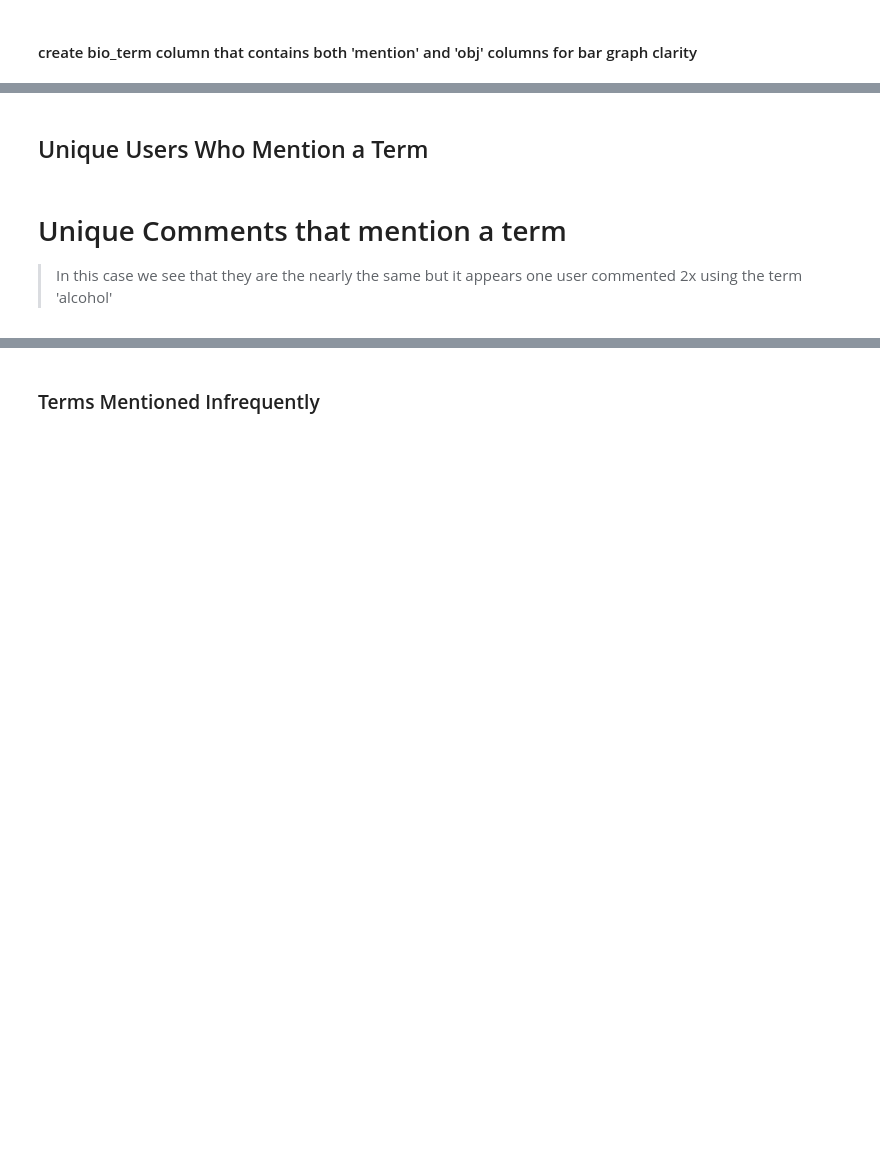
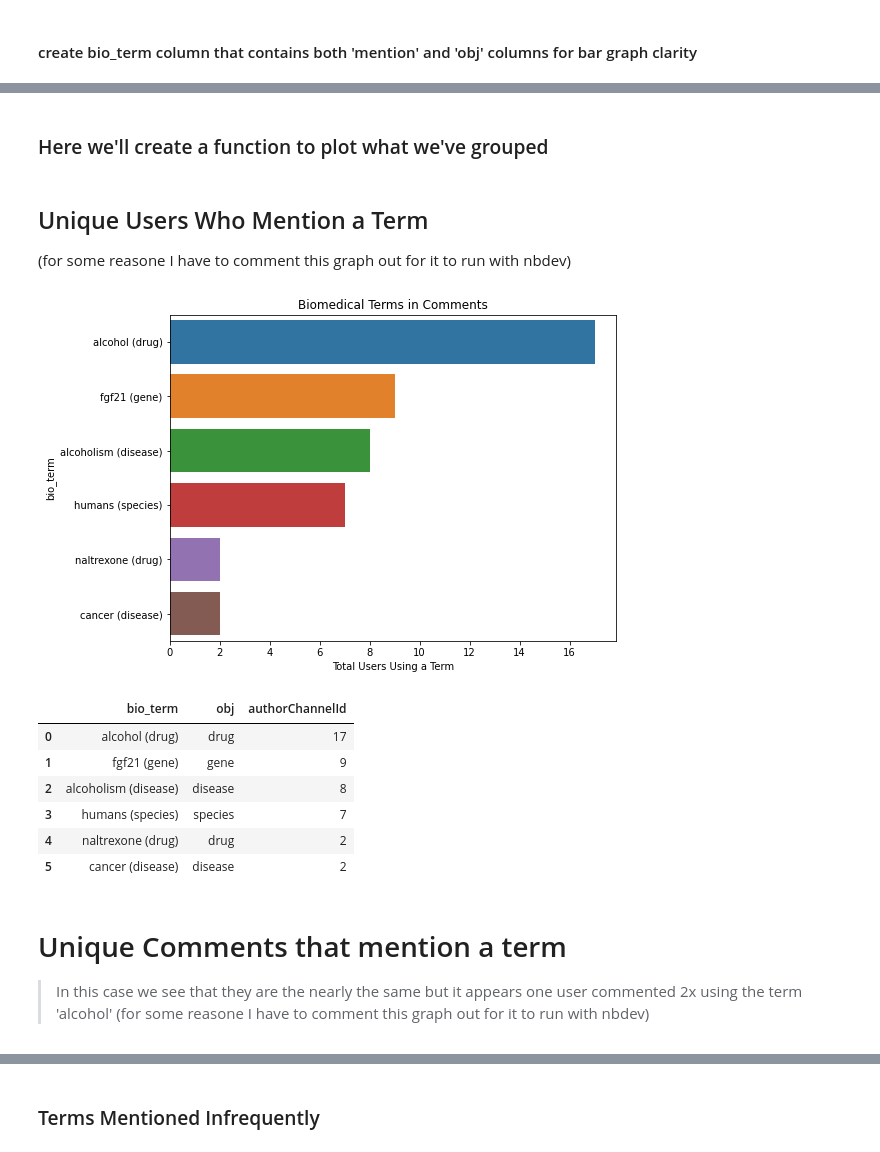
Before and after one commit to daveramseymusic/biobert-bern, a Jupyter notebook: nbs/01_found_my_fitness_bioBert_BERN.ipynb, the cells around one changed output, grey strips where cells are left out. Saved outputs shown, nothing was run; the diff lists cells and outputs as text; code cells hidden in the pictures; blank space fills up the shorter version.

```diff
--- a/nbs/01_found_my_fitness_bioBert_BERN.ipynb
+++ b/nbs/01_found_my_fitness_bioBert_BERN.ipynb
@@ -240,0 +220,2 @@ df['bio_term'] = df.bio_term +' ('+df.obj +')'
+# %% [markdown]
+### Here we'll create a function to plot what we've grouped
@@ -241,10 +232,21 @@ df['bio_term'] = df.bio_term +' ('+df.obj +')'
 # %% [markdown]
 ## Unique Users Who Mention a Term
+(for some reasone I have to comment this graph out for it to run with nbdev)
 # %%
-# dfwords = group_bio_words_author_count(df, 'bio_term',mention_min=2)
-# plot_bio_terms(x=dfwords.authorChannelId ,y=dfwords.bio_term, xlabel='Total Users Using a Term')
-# dfwords
+dfwords = group_bio_words_author_count(df, 'bio_term',mention_min=2)
+plot_bio_terms(x=dfwords.authorChannelId ,y=dfwords.bio_term, xlabel='Total Users Using a Term')
+dfwords
+# %% [output]
+[figure, added]
+|  | bio_term | obj | authorChannelId |
+| 0 | alcohol (drug) | drug | 17 |
+| 1 | fgf21 (gene) | gene | 9 |
+| 2 | alcoholism (disease) | disease | 8 |
+| 3 | humans (species) | species | 7 |
+| 4 | naltrexone (drug) | drug | 2 |
+| 5 | cancer (disease) | disease | 2 |
 # %% [markdown]
 # Unique Comments that mention a term
 > In this case we see that they are the nearly the same but it appears one user commented 2x using the term 'alcohol'
+(for some reasone I have to comment this graph out for it to run with nbdev)
 # %%
```
Also changed, not shown: parts of 21 cells of this notebook.
